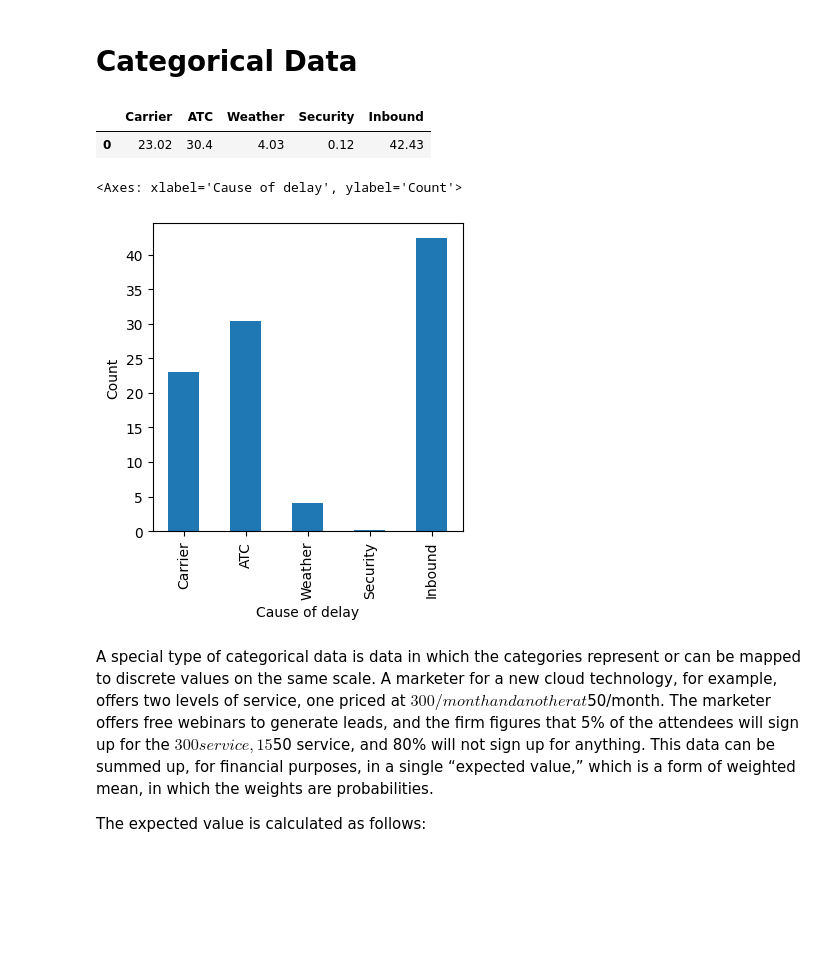
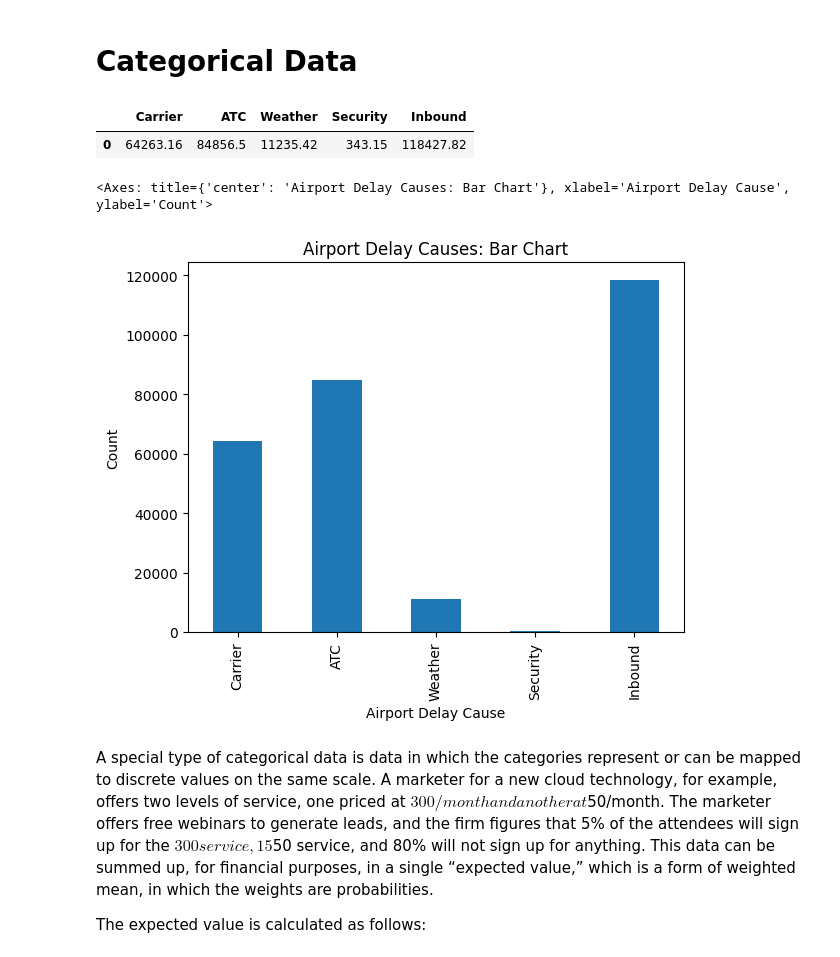
Before and after one commit to ShinnoT/python-datascience-journey, a Jupyter notebook: Chapter-1.ipynb, the cells around one changed output. Saved outputs shown, nothing was run; the diff lists cells and outputs as text; code cells hidden in the pictures; blank space fills up the shorter version.

```diff
--- a/Chapter-1.ipynb
+++ b/Chapter-1.ipynb
@@ -60,3 +12,20 @@ display(global_population_2021.loc[["China"]])
+# %%
+# data import
+
+DATA = Path().resolve() / 'data'
+
+AIRLINE_STATS_CSV = DATA / 'airline_stats.csv'
+KC_TAX_CSV = DATA / 'kc_tax.csv.gz'
+LC_LOANS_CSV = DATA / 'lc_loans.csv'
+AIRPORT_DELAYS_CSV = DATA / 'dfw_airline.csv'
+SP500_DATA_CSV = DATA / 'sp500_data.csv.gz'
+SP500_SECTORS_CSV = DATA / 'sp500_sectors.csv'
+STATE_CSV = DATA / 'state.csv'
+
+CRIME_RATE = pd.read_csv(STATE_CSV)
+AIRPORT_DELAY_CAUSES = pd.read_csv(AIRPORT_DELAYS_CSV)
+SP500_DATA = pd.read_csv(SP500_DATA_CSV, index_col=0)
+SP500_SECTORS = pd.read_csv(SP500_SECTORS_CSV)
 # %%
 # functions
 
@@ -236,18 +182,19 @@ display(density_plot)
 # Categorical Data
 # %%
 # categorical data
-display(airport_delay_causes)
+display(AIRPORT_DELAY_CAUSES)
 
 # bar chart
-bar_chart = airport_delay_causes.transpose().plot.bar(figsize=(4, 4), legend=False)
-bar_chart.set_xlabel('Cause of delay')
-bar_chart.set_ylabel('Count')
+bar_chart = AIRPORT_DELAY_CAUSES.transpose().plot.bar(legend=False)
+bar_chart.set_title("Airport Delay Causes: Bar Chart")
+bar_chart.set_xlabel("Airport Delay Cause")
+bar_chart.set_ylabel("Count")
 display(bar_chart)
 # %% [output]
 |  | Carrier | ATC | Weather | Security | Inbound |
-| 0 | 23.02 | 30.4 | 4.03 | 0.12 | 42.43 |
+| 0 | 64263.16 | 84856.5 | 11235.42 | 343.15 | 118427.82 |
-<Axes: xlabel='Cause of delay', ylabel='Count'>
+<Axes: title={'center': 'Airport Delay Causes: Bar Chart'}, xlabel='Airport Delay Cause', ylabel='Count'>
-[figure, old version]
+[figure, new version]
 # %% [markdown]
 A special type of categorical data is data in which the categories represent or can be mapped to discrete values on the same scale. A marketer for a new cloud technology, for example, offers two levels of service, one priced at $300/month and another at $50/month. The marketer offers free webinars to generate leads, and the firm figures that 5% of the attendees will sign up for the $300 service, 15% will sign up for the $50 service, and 80% will not sign up for anything. This data can be summed up, for financial purposes, in a single “expected value,” which is a form of weighted mean, in which the weights are probabilities.
 
```
Also changed, not shown: parts of 22 cells of this notebook, 19 other files.
